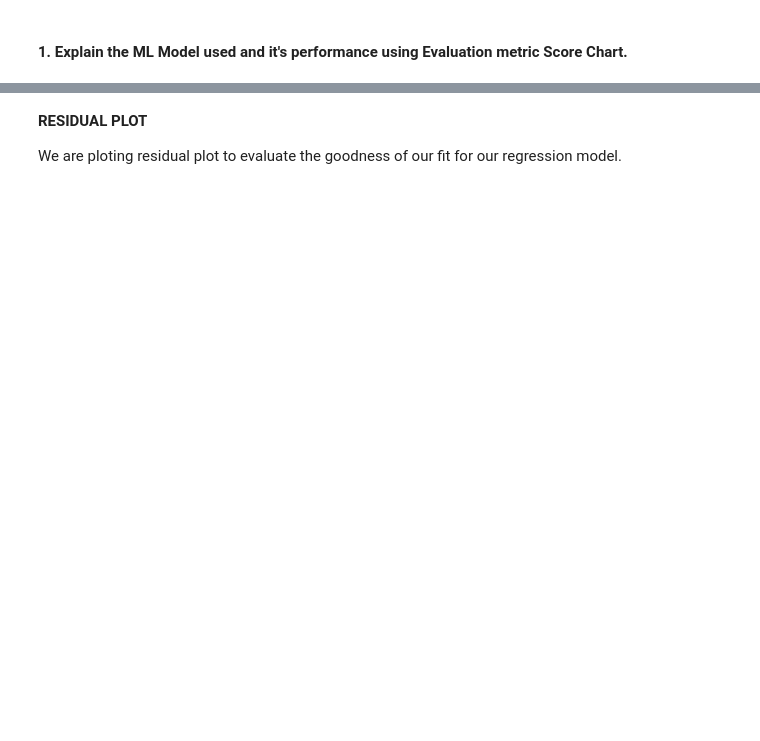
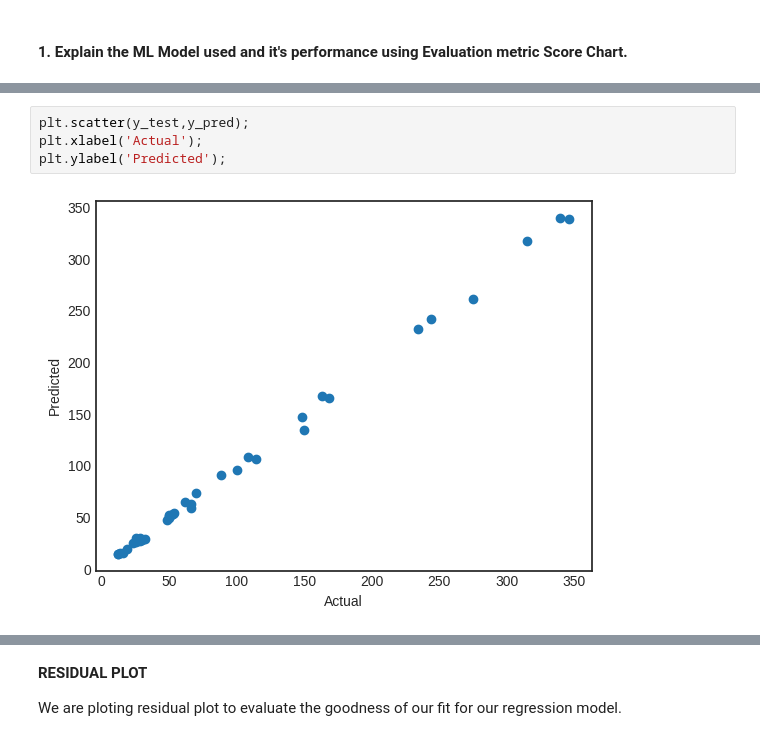
Before and after one commit to saidul-mondal-au7/Yes_Bank_Stock_Closing_Price_Prediction, a Jupyter notebook: Yes_Bank_Stock_Closing_Price_Prediction.ipynb, the cells around one changed output, grey strips where cells are left out. Saved outputs shown, nothing was run; the diff lists cells and outputs as text; blank space fills up the shorter version.

```diff
--- a/Yes_Bank_Stock_Closing_Price_Prediction.ipynb
+++ b/Yes_Bank_Stock_Closing_Price_Prediction.ipynb
@@ -903 +911,7 @@ mean absolute percentage error: 0.19
+# %%
+plt.scatter(y_test,y_pred);
+plt.xlabel('Actual');
+plt.ylabel('Predicted');
+# %% [output]
+[figure, added]
 # %%
```
Also changed, not shown: parts of 33 cells of this notebook.
